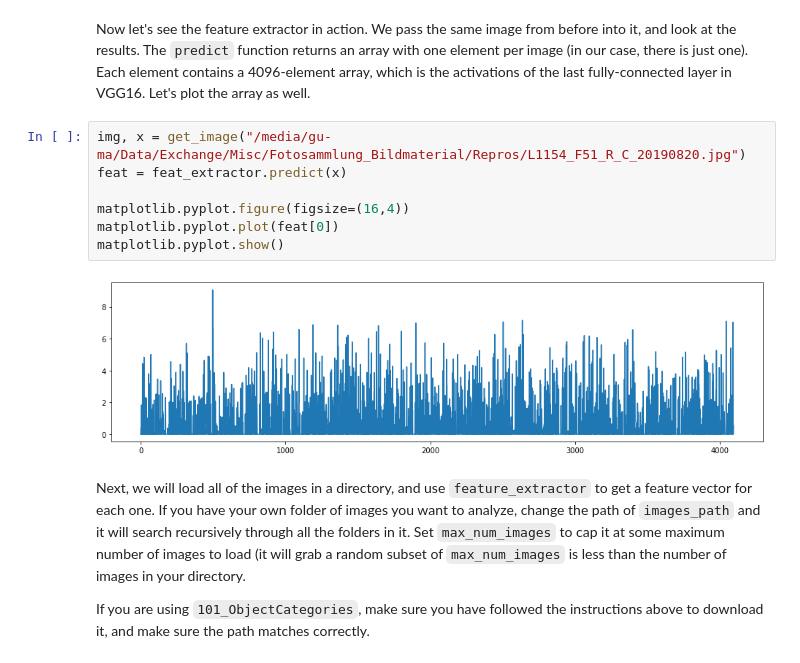
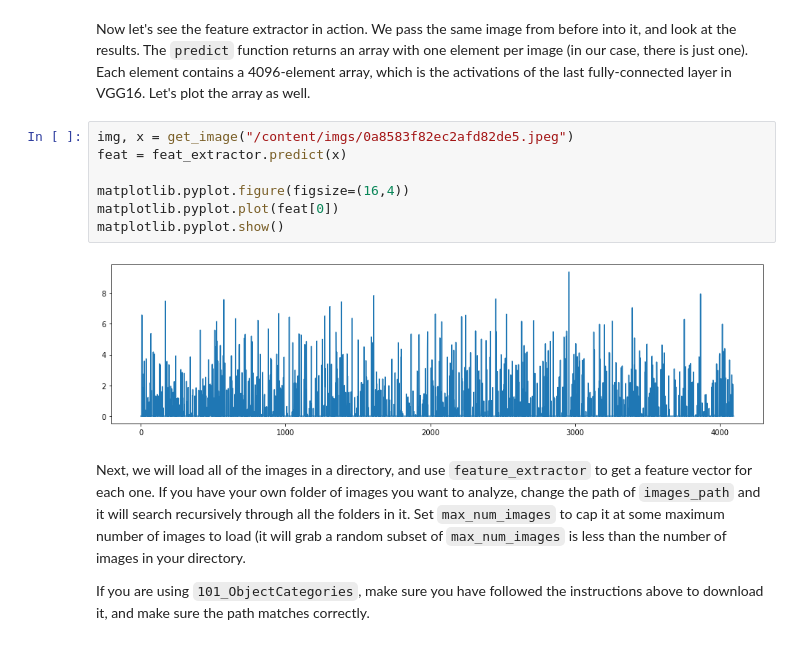
Before and after one commit to digitalideation/digcre_h2201, a Jupyter notebook: samples/08-image-search.ipynb, the cells around one changed output. Drawn from its saved outputs; the diff is of its cells as text.

```diff
--- a/samples/08-image-search.ipynb
+++ b/samples/08-image-search.ipynb
@@ -135,14 +133,14 @@ _________________________________________________________________
 # %% [markdown]
 Now let's see the feature extractor in action. We pass the same image from before into it, and look at the results. The `predict` function returns an array with one element per image (in our case, there is just one). Each element contains a 4096-element array, which is the activations of the last fully-connected layer in VGG16. Let's plot the array as well.
 # %%
-img, x = get_image("/media/gu-ma/Data/Exchange/Misc/Fotosammlung_Bildmaterial/Repros/L1154_F51_R_C_20190820.jpg")
+img, x = get_image("/content/imgs/0a8583f82ec2afd82de5.jpeg")
 feat = feat_extractor.predict(x)
 
 matplotlib.pyplot.figure(figsize=(16,4))
 matplotlib.pyplot.plot(feat[0])
 matplotlib.pyplot.show()
 # %% [output]
-[figure, old version]
+[figure, new version]
 # %% [markdown]
 Next, we will load all of the images in a directory, and use `feature_extractor` to get a feature vector for each one. If you have your own folder of images you want to analyze, change the path of `images_path` and it will search recursively through all the folders in it. Set `max_num_images` to cap it at some maximum number of images to load (it will grab a random subset of `max_num_images` is less than the number of images in your directory.
 
```
Also changed, not shown: parts of 12 cells of this notebook.
